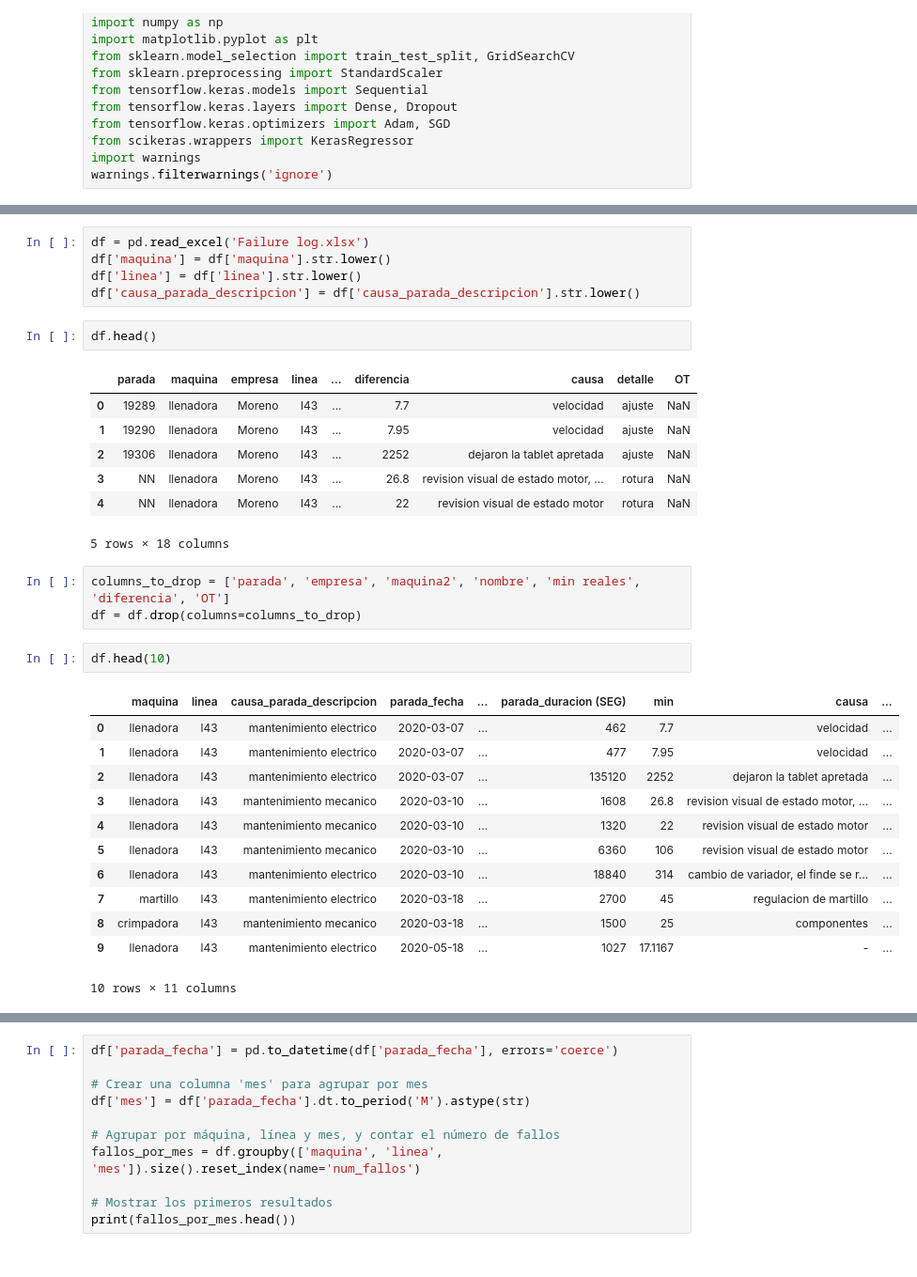
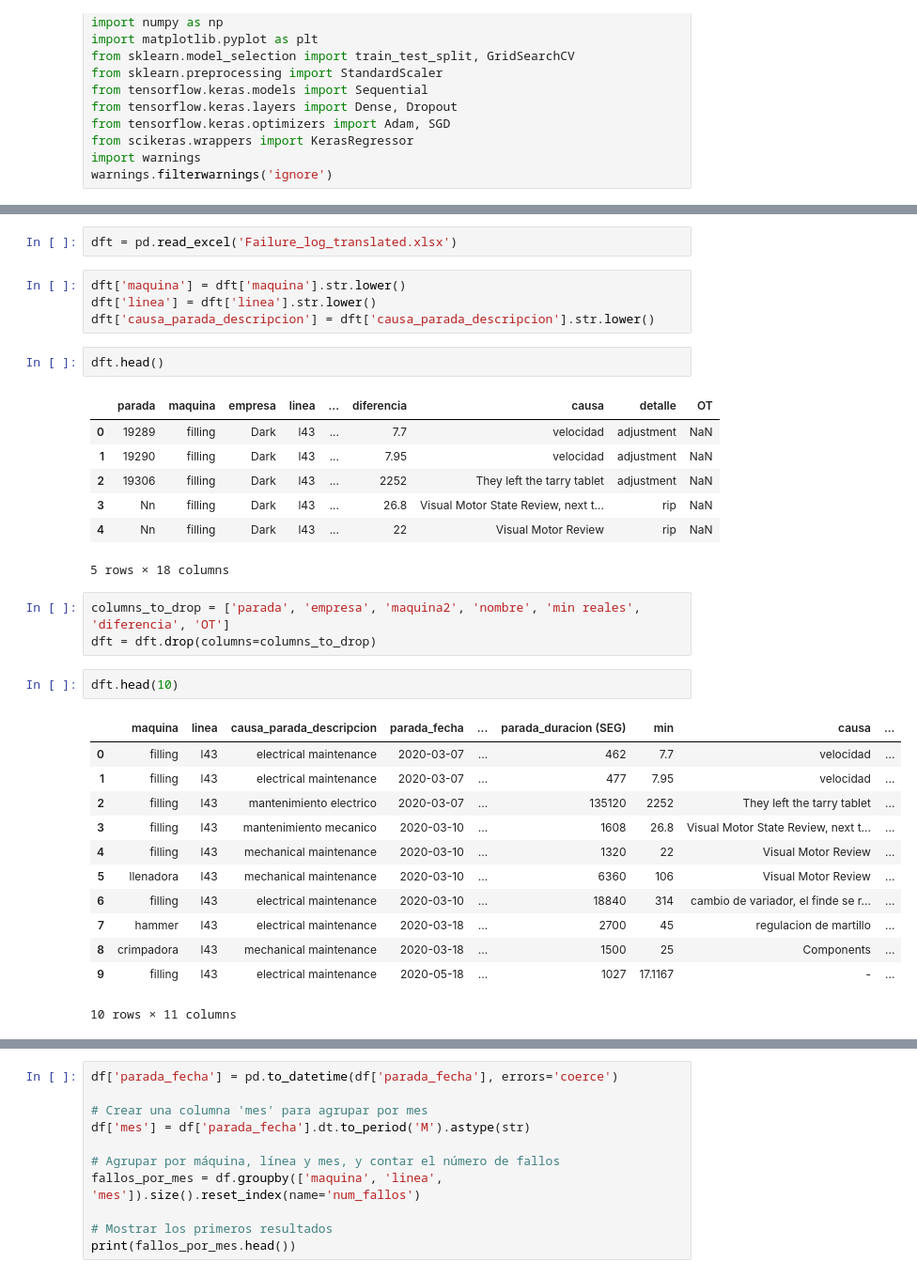
Before and after one commit to 2023206/Capstone_DA, a Jupyter notebook: Untitled.ipynb, the cells around one changed output, grey strips where cells are left out. Shown at 94% size. Cells and saved outputs as stored; diff of their text form.

```diff
--- a/Untitled.ipynb
+++ b/Untitled.ipynb
@@ -21,34 +86,35 @@ warnings.filterwarnings('ignore')
+# %%
+dft = pd.read_excel('Failure_log_translated.xlsx')
 # %%
-df = pd.read_excel('Failure log.xlsx')
-df['maquina'] = df['maquina'].str.lower()
-df['linea'] = df['linea'].str.lower()
-df['causa_parada_descripcion'] = df['causa_parada_descripcion'].str.lower()
+dft['maquina'] = dft['maquina'].str.lower()
+dft['linea'] = dft['linea'].str.lower()
+dft['causa_parada_descripcion'] = dft['causa_parada_descripcion'].str.lower()
 # %%
-df.head()
+dft.head()
 # %% [output]
 |  | parada | maquina | empresa | linea | ... | diferencia | causa | detalle | OT |
-| 0 | 19289 | llenadora | Moreno | l43 | ... | 7.7 | velocidad | ajuste | NaN |
-| 1 | 19290 | llenadora | Moreno | l43 | ... | 7.95 | velocidad | ajuste | NaN |
-| 2 | 19306 | llenadora | Moreno | l43 | ... | 2252 | dejaron la tablet apretada | ajuste | NaN |
-| 3 | NN | llenadora | Moreno | l43 | ... | 26.8 | revision visual de estado motor, ... | rotura | NaN |
-| 4 | NN | llenadora | Moreno | l43 | ... | 22 | revision visual de estado motor | rotura | NaN |
+| 0 | 19289 | filling | Dark | l43 | ... | 7.7 | velocidad | adjustment | NaN |
+| 1 | 19290 | filling | Dark | l43 | ... | 7.95 | velocidad | adjustment | NaN |
+| 2 | 19306 | filling | Dark | l43 | ... | 2252 | They left the tarry tablet | adjustment | NaN |
+| 3 | Nn | filling | Dark | l43 | ... | 26.8 | Visual Motor State Review, next t... | rip | NaN |
+| 4 | Nn | filling | Dark | l43 | ... | 22 | Visual Motor Review | rip | NaN |
 5 rows × 18 columns
 # %%
 columns_to_drop = ['parada', 'empresa', 'maquina2', 'nombre', 'min reales', 'diferencia', 'OT']
-df = df.drop(columns=columns_to_drop)
+dft = dft.drop(columns=columns_to_drop)
 # %%
-df.head(10)
+dft.head(10)
 # %% [output]
 |  | maquina | linea | causa_parada_descripcion | parada_fecha | ... | parada_duracion (SEG) | min | causa | ... |
-| 0 | llenadora | l43 | mantenimiento electrico | 2020-03-07 | ... | 462 | 7.7 | velocidad | ... |
-| 1 | llenadora | l43 | mantenimiento electrico | 2020-03-07 | ... | 477 | 7.95 | velocidad | ... |
-| 2 | llenadora | l43 | mantenimiento electrico | 2020-03-07 | ... | 135120 | 2252 | dejaron la tablet apretada | ... |
-| 3 | llenadora | l43 | mantenimiento mecanico | 2020-03-10 | ... | 1608 | 26.8 | revision visual de estado motor, ... | ... |
-| 4 | llenadora | l43 | mantenimiento mecanico | 2020-03-10 | ... | 1320 | 22 | revision visual de estado motor | ... |
-| 5 | llenadora | l43 | mantenimiento mecanico | 2020-03-10 | ... | 6360 | 106 | revision visual de estado motor | ... |
-| 6 | llenadora | l43 | mantenimiento electrico | 2020-03-10 | ... | 18840 | 314 | cambio de variador, el finde se r... | ... |
-| 7 | martillo | l43 | mantenimiento electrico | 2020-03-18 | ... | 2700 | 45 | regulacion de martillo | ... |
-| 8 | crimpadora | l43 | mantenimiento mecanico | 2020-03-18 | ... | 1500 | 25 | componentes | ... |
-| 9 | llenadora | l43 | mantenimiento electrico | 2020-05-18 | ... | 1027 | 17.1167 | - | ... |
+| 0 | filling | l43 | electrical maintenance | 2020-03-07 | ... | 462 | 7.7 | velocidad | ... |
+| 1 | filling | l43 | electrical maintenance | 2020-03-07 | ... | 477 | 7.95 | velocidad | ... |
+| 2 | filling | l43 | mantenimiento electrico | 2020-03-07 | ... | 135120 | 2252 | They left the tarry tablet | ... |
+| 3 | filling | l43 | mantenimiento mecanico | 2020-03-10 | ... | 1608 | 26.8 | Visual Motor State Review, next t... | ... |
+| 4 | filling | l43 | mechanical maintenance | 2020-03-10 | ... | 1320 | 22 | Visual Motor Review | ... |
+| 5 | llenadora | l43 | mechanical maintenance | 2020-03-10 | ... | 6360 | 106 | Visual Motor Review | ... |
+| 6 | filling | l43 | electrical maintenance | 2020-03-10 | ... | 18840 | 314 | cambio de variador, el finde se r... | ... |
+| 7 | hammer | l43 | electrical maintenance | 2020-03-18 | ... | 2700 | 45 | regulacion de martillo | ... |
+| 8 | crimpadora | l43 | mechanical maintenance | 2020-03-18 | ... | 1500 | 25 | Components | ... |
+| 9 | filling | l43 | electrical maintenance | 2020-05-18 | ... | 1027 | 17.1167 | - | ... |
 10 rows × 11 columns
 # %%
```
Also changed, not shown: parts of 8 cells of this notebook, 4 other files.
